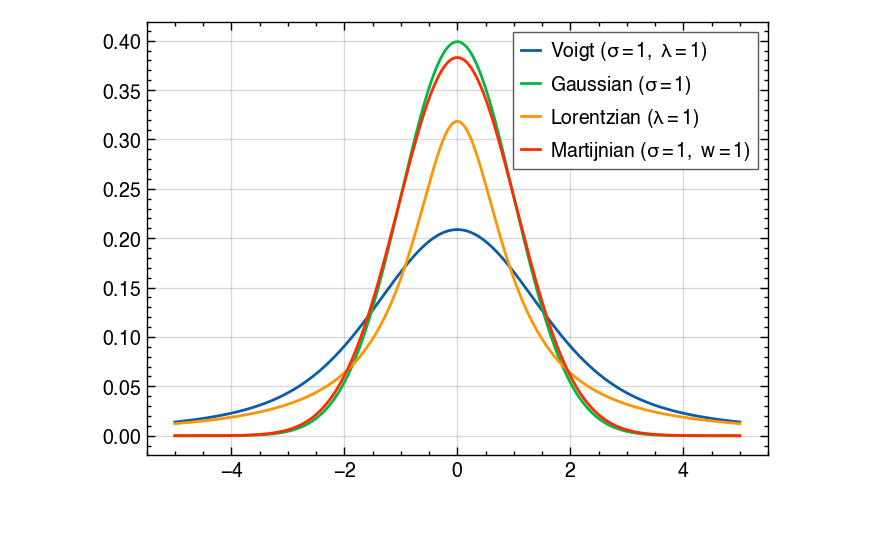
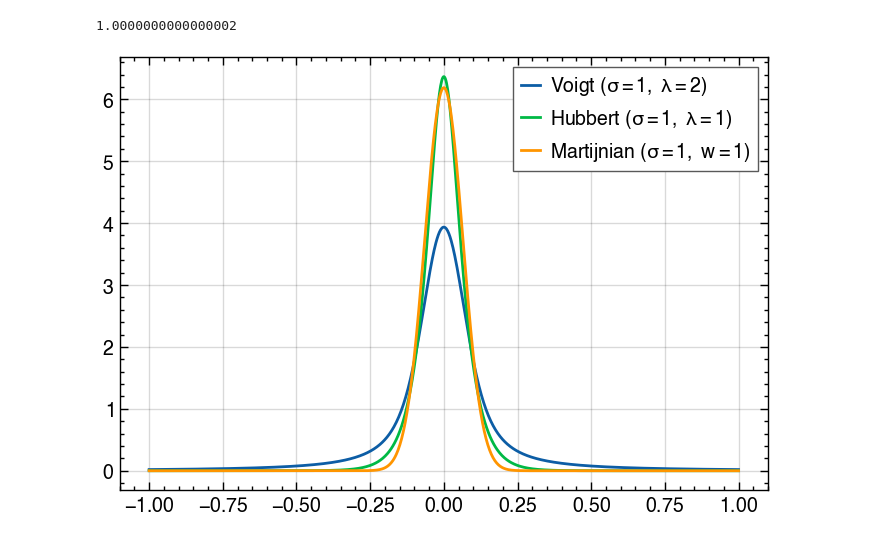
Before and after one commit to Brightsite-Plasmalab/ramlab, a Jupyter notebook: src/ramlab/simulate/linespreadfunction/main.ipynb, the cells around one changed output. Saved outputs shown, nothing was run; the diff lists cells and outputs as text; code cells hidden in the pictures.

```diff
--- a/src/ramlab/simulate/linespreadfunction/main.ipynb
+++ b/src/ramlab/simulate/linespreadfunction/main.ipynb
@@ -1,23 +1,34 @@
 # %%
 import numpy as np
 import matplotlib.pyplot as plt
 import wedme.apply.dev
-from ramlab.simulate.linespreadfunction.functions import gaussian, voigt, lorentzian, rect, martijnian
+from ramlab.simulate.linespreadfunction import gaussian, voigt, lorentzian, hubbert
+from ramlab.simulate.linespreadfunction.functions import martijnian
 
-x = np.linspace(-5, 5, 1000)
+x_max = 1
+x = np.linspace(-x_max, x_max, 1000)
 v = voigt(x, 1, 1)
+v2 = voigt(x, 2, 1)
+v3 = voigt(x, 0.04576038095605295, 0.0593432352365435)
 g = gaussian(x, 1)
 l = lorentzian(x, 1)
-r = rect(x, 2)
-m = martijnian(x, 1, 1)
+h = hubbert(x, 0.05, 1)
+# r = rect(x, 2)
+m = martijnian(x, 0.06, 0.08)
+
+print(np.trapezoid(m, x))
 
 plt.figure()
-plt.plot(x, v, label=r"Voigt ($\sigma=1,\ \lambda=1$)")
-plt.plot(x, g, label=r"Gaussian ($\sigma=1$)")
-plt.plot(x, l, label=r"Lorentzian ($\lambda=1$)")
+# plt.plot(x, v, label=r"Voigt ($\sigma=1,\ \lambda=1$)")
+# plt.plot(x, v2, label=r"Voigt ($\sigma=2,\ \lambda=1$)")
+plt.plot(x, v3, label=r"Voigt ($\sigma=1,\ \lambda=2$)")
+plt.plot(x, h, label=r"Hubbert ($\sigma=1,\ \lambda=1$)")
+# plt.plot(x, g, label=r"Gaussian ($\sigma=1$)")
+# plt.plot(x, l, label=r"Lorentzian ($\lambda=1$)")
 plt.plot(x, m, label=r"Martijnian ($\sigma=1,\ w=1$)")
 
 plt.legend()
 plt.show()
 # %% [output]
+1.0000000000000002
-[figure, old version]
+[figure, new version]
```
Also changed, not shown: 30 other files.
